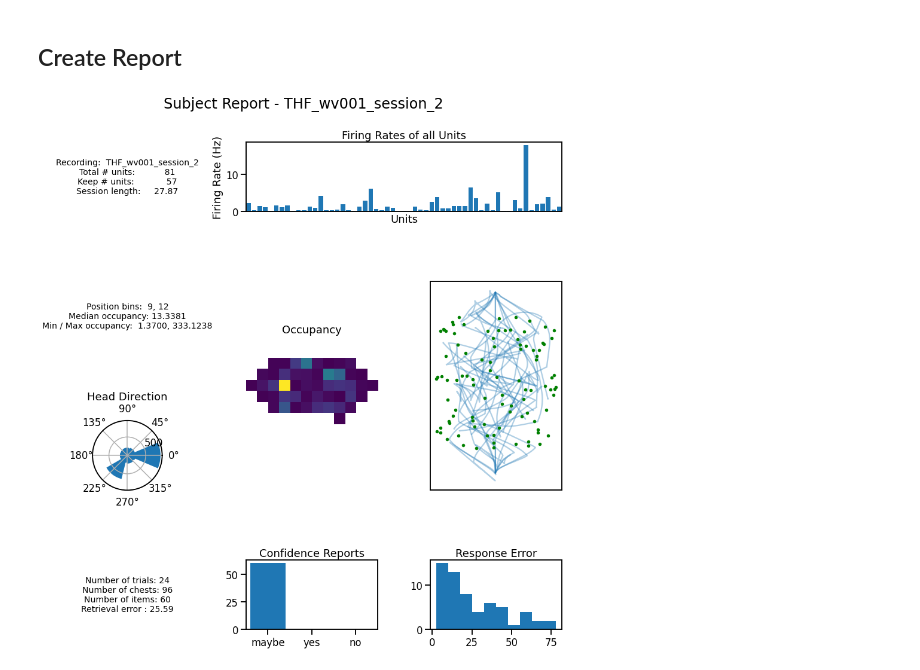
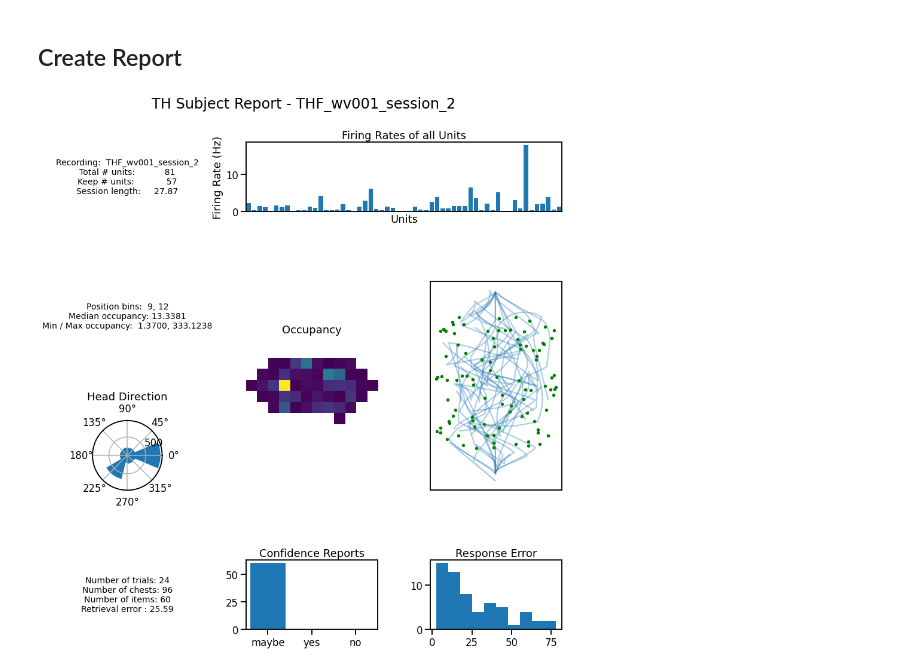
Before and after one commit to HSUPipeline/AnalyzeTH, a Jupyter notebook: notebooks/REPORTS-SESSION.ipynb, the cells around one changed output. Drawn from its saved outputs; the diff is of its cells as text; code cells hidden in the pictures.

Commit message:
update reports, with spiketools udpates

```diff
--- a/notebooks/REPORTS-SESSION.ipynb
+++ b/notebooks/REPORTS-SESSION.ipynb
@@ -121,47 +114,37 @@ frs = [compute_firing_rate(nwbfile.units.get_unit_spike_times(uind)) \
 # %% [markdown]
 ## Create Report
 # %%
-# Initialize figure
-_ = plt.figure(figsize=(15, 15))
-grid = gridspec.GridSpec(4, 3, wspace=0.4, hspace=1.0)
-plt.suptitle('Subject Report - {}'.format(session_id), fontsize=24, y=0.95);
+# Initialize figure with grid layout
+grid = make_grid(4, 3, wspace=0.4, hspace=1.0, figsize=(15, 15),
+                 title='TH Subject Report - {}'.format(nwbfile.session_id))
 
 # 00: subject text
-ax00 = plt.subplot(grid[0, 0])
-plot_text(create_subject_str(create_subject_info(nwbfile)), ax=ax00)
+plot_text(create_subject_str(create_subject_info(nwbfile)), ax=get_grid_subplot(grid, 0, 0))
 
 # 01: neuron fig
-ax01 = plt.subplot(grid[0, 1:])
-plot_firing_rates(frs, ax=ax01)
-ax01.set(xticks=[])
+plot_firing_rates(frs, xticks=[], ax=get_grid_subplot(grid, 0, slice(1, None)))
 
 # 10: position text
-ax10 = plt.subplot(grid[1, 0])
-plot_text(create_position_str(bins, occ), ax=ax10)
+plot_text(create_position_str(bins, occ), ax=get_grid_subplot(grid, 1, 0))
 
 # 11: occupancy map
-ax11 = plt.subplot(grid[1:3, 1])
-plot_heatmap(occ, transpose=True, title='Occupancy', ax=ax11)
+plot_heatmap(occ, transpose=True, title='Occupancy', ax=get_grid_subplot(grid, slice(1, 3), 1))
 
 # 12: subject positions overlaid with chest positions
-ax12 = plt.subplot(grid[1:3, 2])
-plot_positions(positions_trials, ax=ax12)
-ax12.plot(*chest_positions, '.g');
+plot_positions(positions_trials, landmarks={'positions' : chest_positions, 'color' : 'green'},
+               ax=get_grid_subplot(grid, slice(1, 3), 2))
 
 # 20: head direction
-ax20 = plt.subplot(grid[2, 0], polar=True)
-plot_polar_hist(hd_degrees, title='Head Direction', ax=ax20)
+plot_polar_hist(hd_degrees, title='Head Direction', ax=get_grid_subplot(grid, 2, 0, polar=True))
 
 # 30: behaviour text
-ax20 = plt.subplot(grid[3, 0])
-plot_text(create_behav_str(create_behav_info(nwbfile)), ax=ax20)
+plot_text(create_behav_str(create_behav_info(nwbfile)), ax=get_grid_subplot(grid, 3, 0))
 
 # 31: choice point plot
-ax21 = plt.subplot(grid[3, 1])
-plot_bar(conf_counts.values(), conf_counts.keys(), title='Confidence Reports', ax=ax21)
+plot_bar(conf_counts.values(), conf_counts.keys(),
+         title='Confidence Reports', ax=get_grid_subplot(grid, 3, 1))
 
 # 32: errors plot
-ax22 = plt.subplot(grid[3, 2])
-plot_hist(nwbfile.trials.error.data[:], title='Response Error', ax=ax22)
+plot_hist(nwbfile.trials.error.data[:], title='Response Error', ax=get_grid_subplot(grid, 3, 2))
 # %% [output]
-[figure, old version]
+[figure, new version]
```
Also changed, not shown: parts of 3 cells of this notebook, 5 other files.
